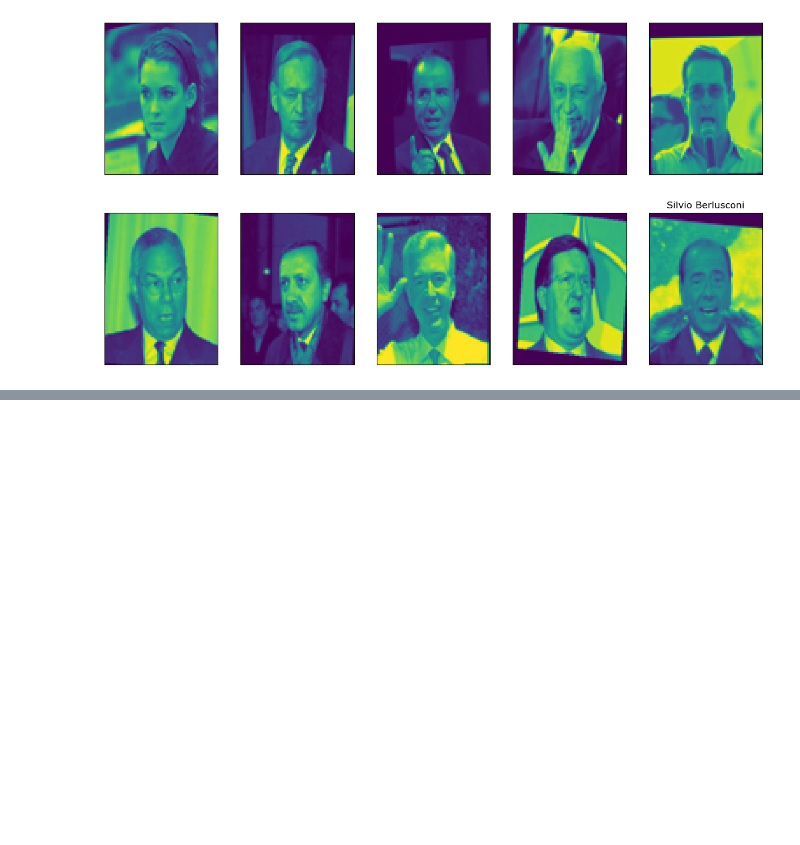
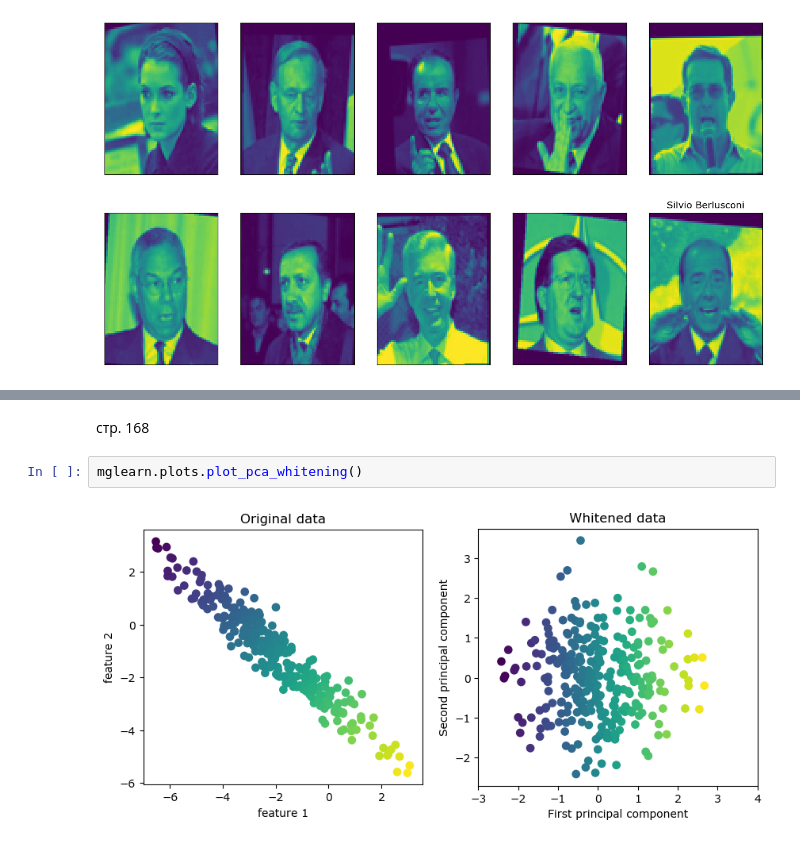
Before and after one commit to grigvlwork/ml_muller, a Jupyter notebook: chapter3.ipynb, the cells around one changed output, grey strips where cells are left out. Cells and saved outputs as stored; diff of their text form; blank space fills up the shorter version.

```diff
--- a/chapter3.ipynb
+++ b/chapter3.ipynb
@@ -279,0 +336,6 @@ Text(0.5, 1.0, 'Silvio Berlusconi')
+# %% [markdown]
+стр. 168
+# %%
+mglearn.plots.plot_pca_whitening()
+# %% [output]
+[figure, added]
```
Also changed, not shown: parts of 37 cells of this notebook.
